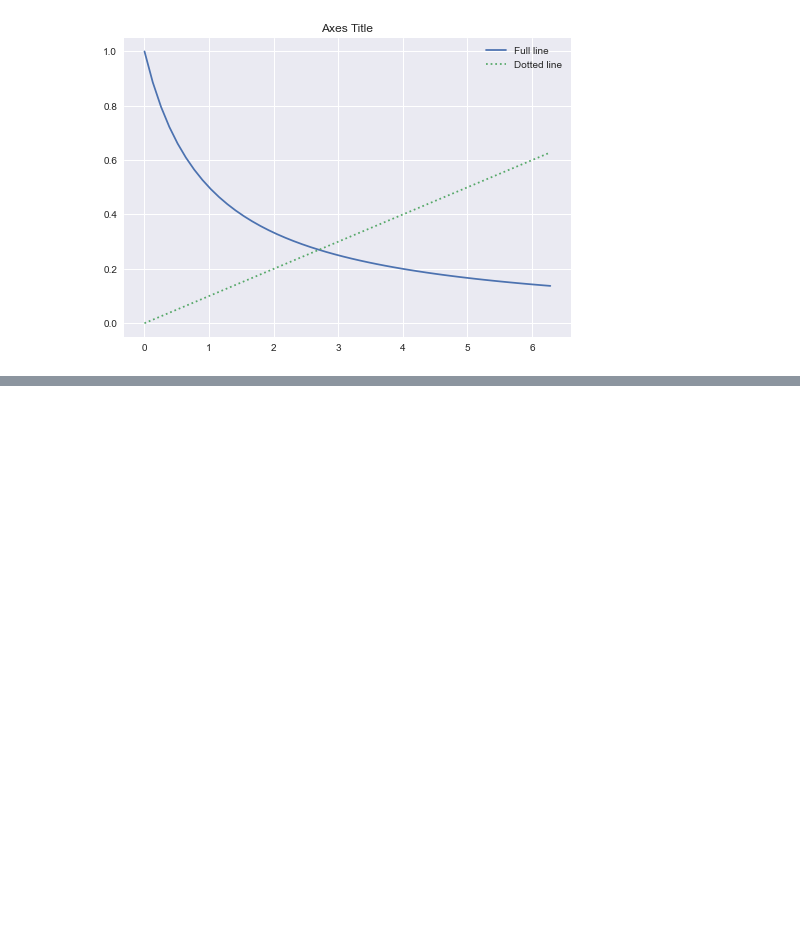
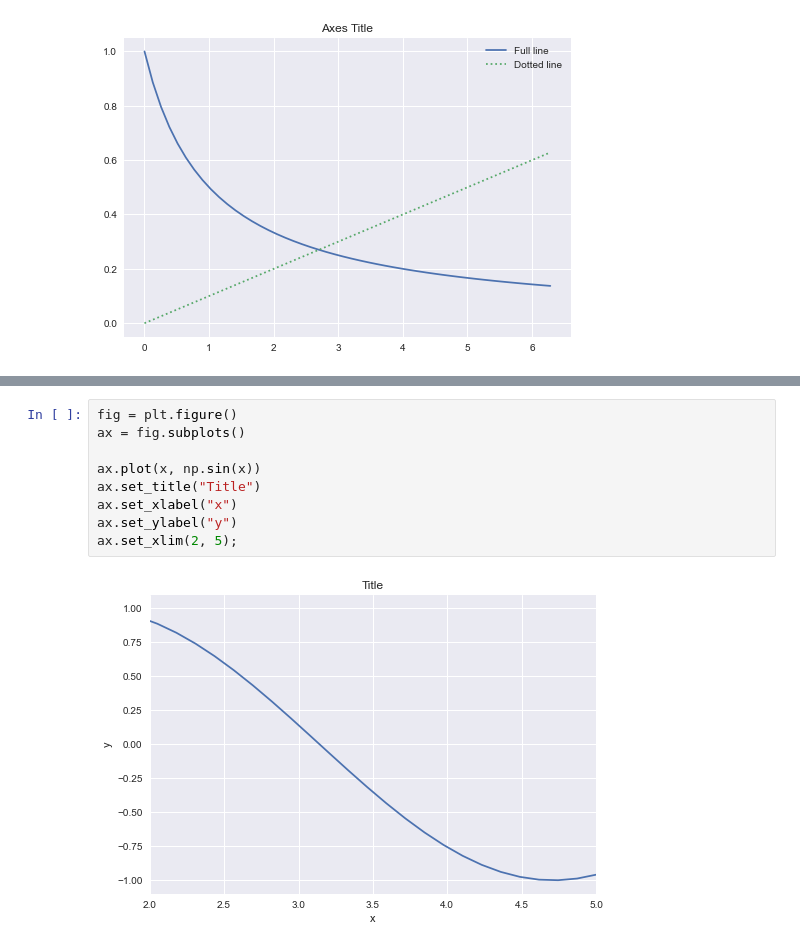
Before and after one commit to tiagodusilva/workshop-python-data-science-tools, a Jupyter notebook: Simple Plots.ipynb, the cells around one changed output, grey strips where cells are left out. Cells and saved outputs as stored; diff of their text form; blank space fills up the shorter version.

```diff
--- a/Simple Plots.ipynb
+++ b/Simple Plots.ipynb
@@ -188,0 +196,11 @@ plt.legend();
+# %%
+fig = plt.figure()
+ax = fig.subplots()
+
+ax.plot(x, np.sin(x))
+ax.set_title("Title")
+ax.set_xlabel("x")
+ax.set_ylabel("y")
+ax.set_xlim(2, 5);
+# %% [output]
+[figure, added]
```
Also changed, not shown: parts of 5 cells of this notebook, 1 other file.
